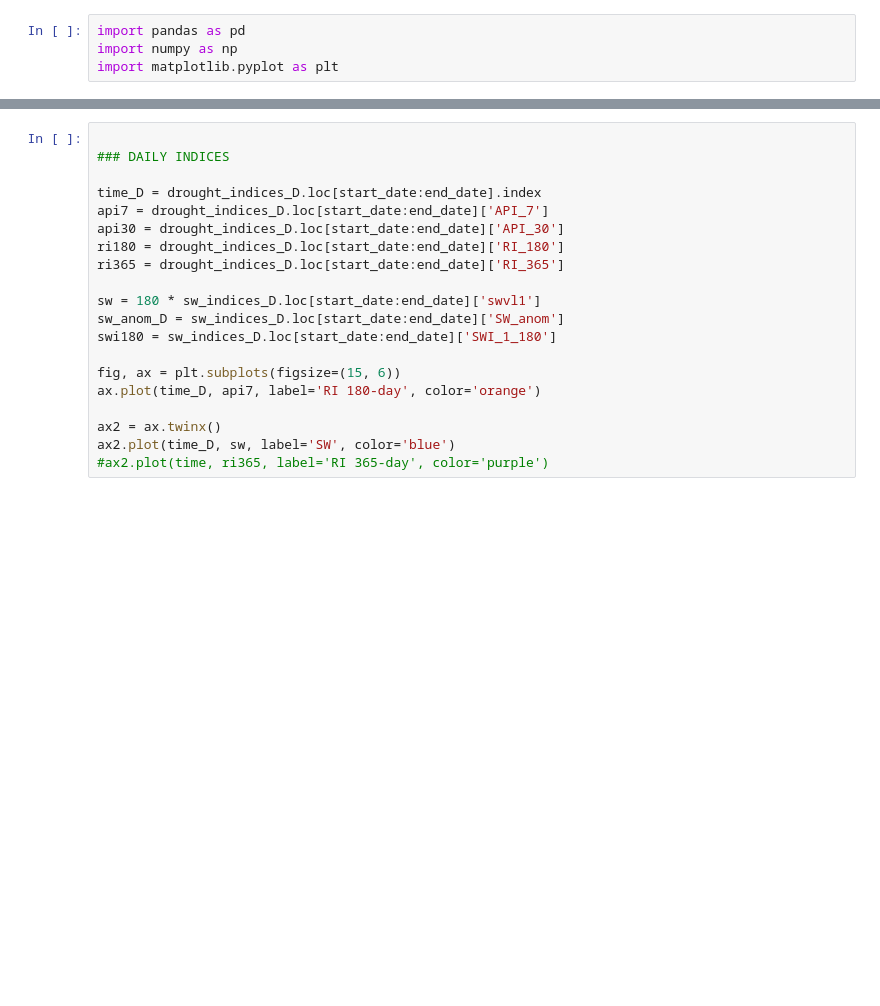
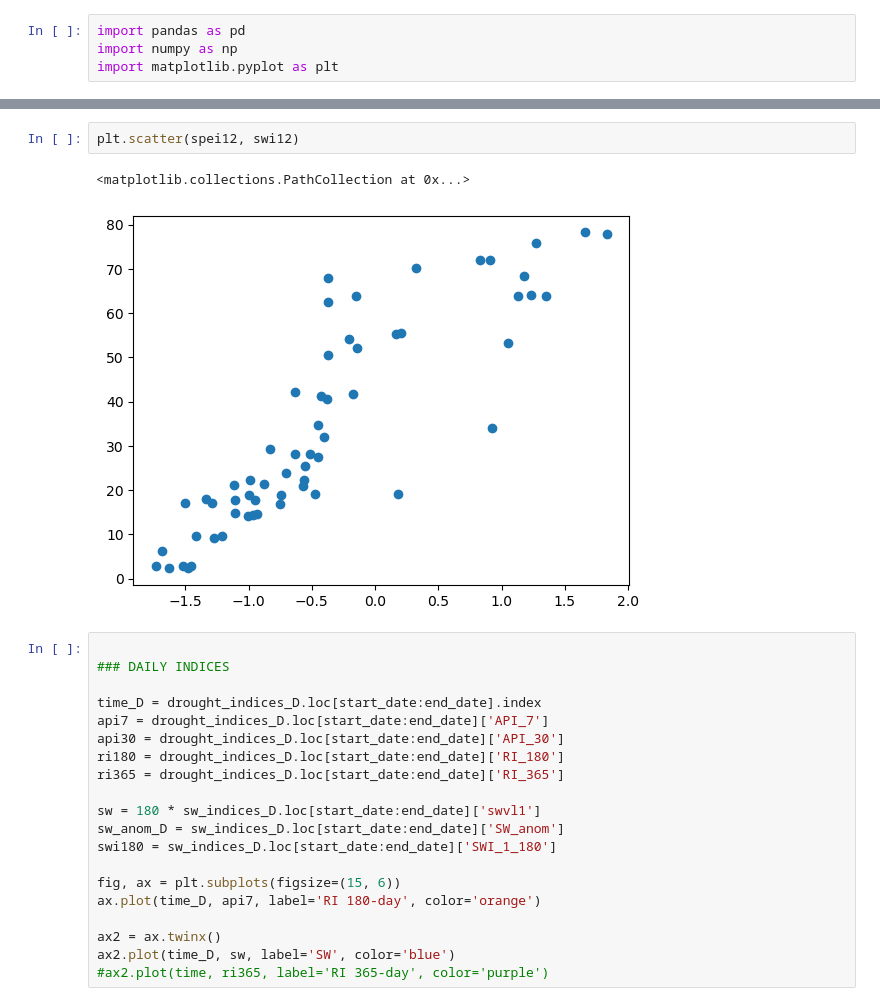
Before and after one commit to joephelps/PhD, a Jupyter notebook: notebooks/drought_plots.ipynb, the cells around one changed output, grey strips where cells are left out. Drawn from its saved outputs; the diff is of its cells as text; blank space fills up the shorter version.

```diff
--- a/notebooks/drought_plots.ipynb
+++ b/notebooks/drought_plots.ipynb
@@ -74,3 +191,8 @@ plt.show()
+# %%
+plt.scatter(spei12, swi12)
+# %% [output]
+<matplotlib.collections.PathCollection at 0x...>
+[figure, added]
 # %%
 
 ### DAILY INDICES
```
Also changed, not shown: parts of 4 cells of this notebook, 4 other files.
